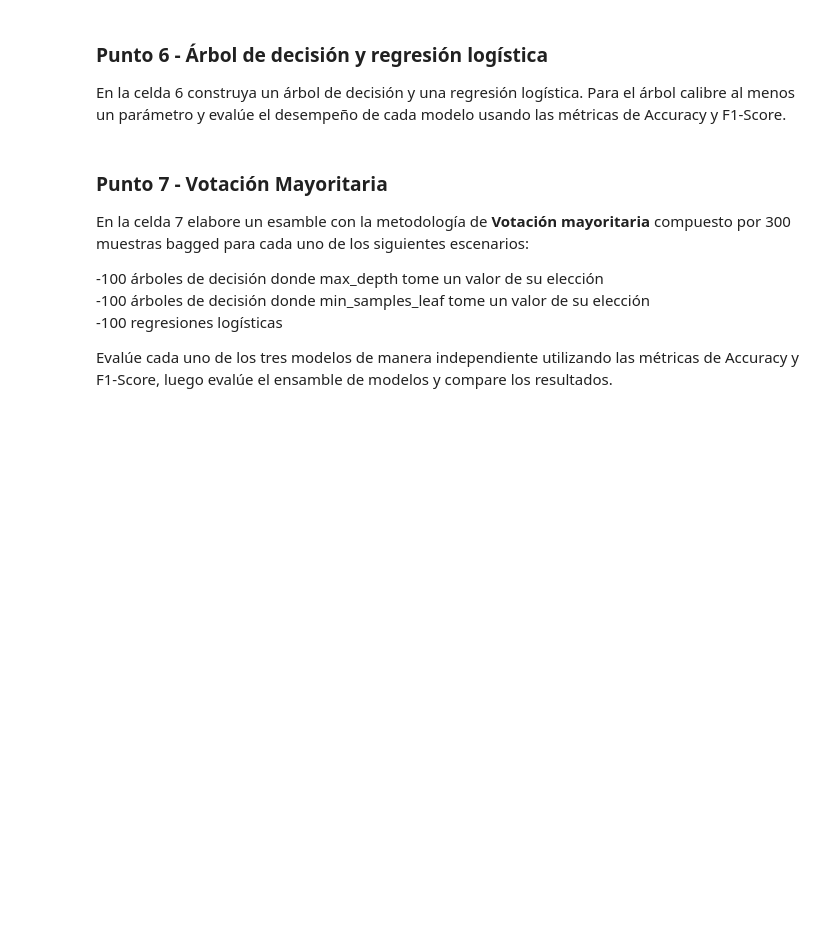
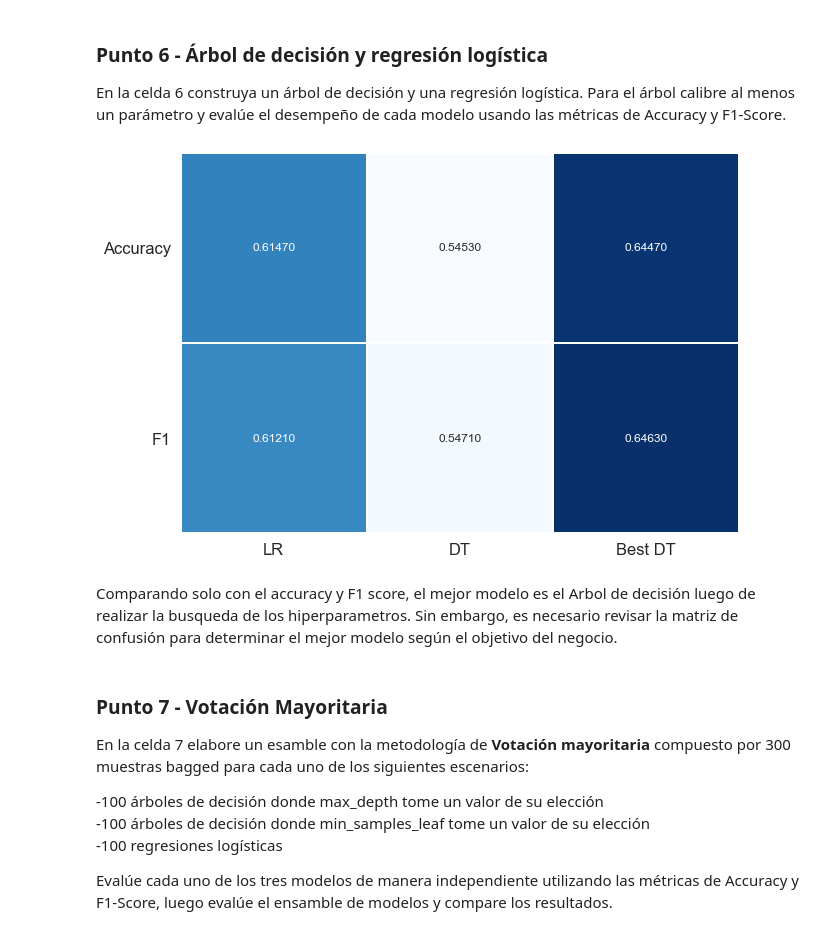
Before and after one commit to afvalenciacas/MIAD_ML_NLP_2023, a Jupyter notebook: Semana 1/S1TC1_arboles_ensamblajes.ipynb, the cells around one changed output. Cells and saved outputs as stored; diff of their text form; code cells hidden in the pictures; blank space fills up the shorter version.

```diff
--- a/Semana 1/S1TC1_arboles_ensamblajes.ipynb
+++ b/Semana 1/S1TC1_arboles_ensamblajes.ipynb
@@ -454,3 +462,51 @@ En la celda 6 construya un árbol de decisión y una regresión logística. Para
+# %%
+from sklearn.linear_model import LogisticRegression
+from sklearn.metrics import accuracy_score, f1_score
+from sklearn.tree import DecisionTreeClassifier
+results = pd.DataFrame(columns = ['LR','DT','Best DT'], index = range(2))
+
+lg = LogisticRegression()
+lg.fit(X_train, y_train)
+y_pred_lg = lg.predict(X_test)
+
+dt= DecisionTreeClassifier()
+dt.fit(X_train,y_train)
+y_pred_dt = dt.predict(X_test)
+
+# Definir los hiperparámetros a evaluar
+param_grid = {
+    'max_depth': [None, 1, 2],
+    'min_samples_split': [1, 2, 3],
+    'min_samples_leaf': [0.5, 1, 2]
+}
+
+# Realizar la búsqueda en cuadrícula
+grid_search = GridSearchCV(dt, param_grid=param_grid, cv=5, scoring='accuracy')
+grid_search.fit(X_train, y_train)
+
+best_model_dt = grid_search.best_estimator_
+
+y_pred_dt_best = best_model_dt.predict(X_test)
+
+# Metrics
+
+results.iloc[0, 0] = round(accuracy_score(y_test, y_pred_lg), 4)
+results.iloc[1, 0] = round(f1_score(y_test, y_pred_lg), 4)
+results.iloc[0, 1] = round(accuracy_score(y_test, y_pred_dt), 4)
+results.iloc[1, 1] = round(f1_score(y_test, y_pred_dt), 4)
+results.iloc[0, 2] = round(accuracy_score(y_test, y_pred_dt_best), 4)
+results.iloc[1, 2] = round(f1_score(y_test, y_pred_dt_best), 4)
+
+plt.figure(figsize = (10, 7))
+sns.heatmap(results[results.columns.to_list()].astype(float), cmap = 'Blues', annot = True, linewidths = 1, cbar = False, annot_kws = {'fontsize': 12},
+           yticklabels = ['Accuracy', 'F1'], fmt='.5f')
+sns.set(font_scale = 1.5)
+plt.yticks(rotation = 0)
+plt.show()
+# %% [output]
+[figure, added]
+# %% [markdown]
+Comparando solo con el accuracy y F1 score, el mejor modelo es el Arbol de decisión luego de realizar la busqueda de los hiperparametros. Sin embargo, es necesario revisar la matriz de confusión para determinar el mejor modelo según el objetivo del negocio.
 # %% [markdown]
 ### Punto 7 - Votación Mayoritaria
 En la celda 7 elabore un esamble con la metodología de **Votación mayoritaria** compuesto por 300 muestras bagged para cada uno de los siguientes escenarios:
```
Also changed, not shown: parts of 3 cells of this notebook.
